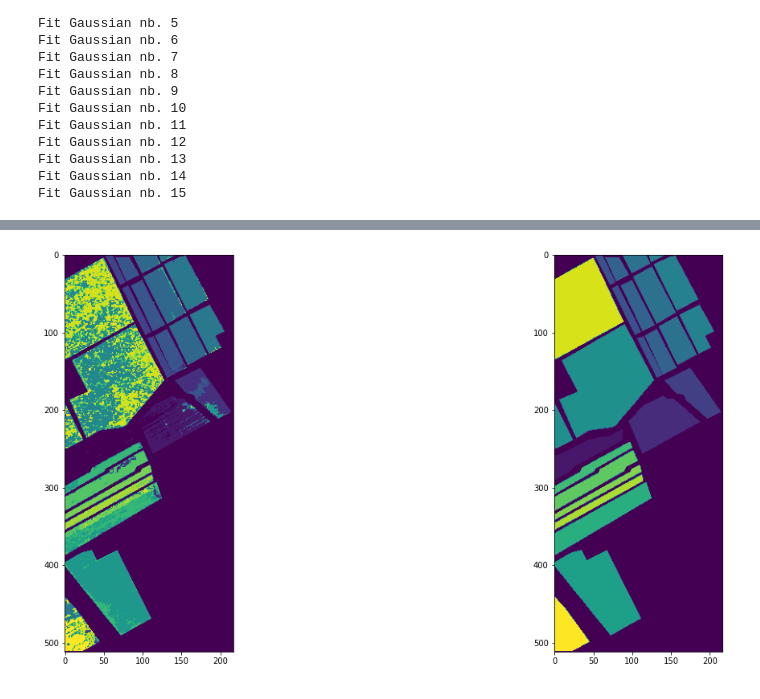
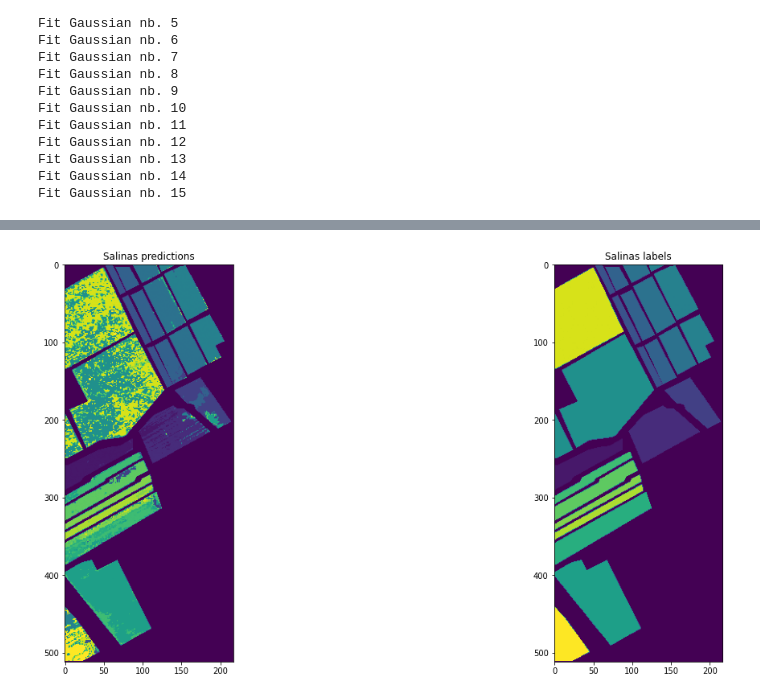
Before and after one commit to SabineHU/projet-IML, a Jupyter notebook: src/GaussianNaiveBayes.ipynb, the cells around one changed output, grey strips where cells are left out. Saved outputs shown, nothing was run; the diff lists cells and outputs as text; code cells hidden in the pictures.

```diff
--- a/src/GaussianNaiveBayes.ipynb
+++ b/src/GaussianNaiveBayes.ipynb
@@ -451,9 +492,9 @@ total_preds_salinas = salinas_model_naive_bayes.predict(X_salinas_reduced)
 # %%
 salinas_preds_img = np.zeros((salinas_img.shape[0] * salinas_img.shape[1]))
-salinas_preds_img[X_salinas_idx] = total_preds_salinas
+salinas_preds_img[X_salinas_idx] = total_preds_salinas + 1
 salinas_preds_img = salinas_preds_img.reshape(((salinas_img.shape[0], salinas_img.shape[1])))
 # %%
-plot_two_figures(salinas_preds_img, salinas_labels, figsize=(20, 20))
+plot_two_figures(salinas_preds_img, salinas_labels, 'Salinas predictions', 'Salinas labels', figsize=(20, 20))
 # %% [output]
-[figure, old version]
+[figure, new version]
 # %%
```
Also changed, not shown: parts of 49 cells of this notebook, 3 other files.
